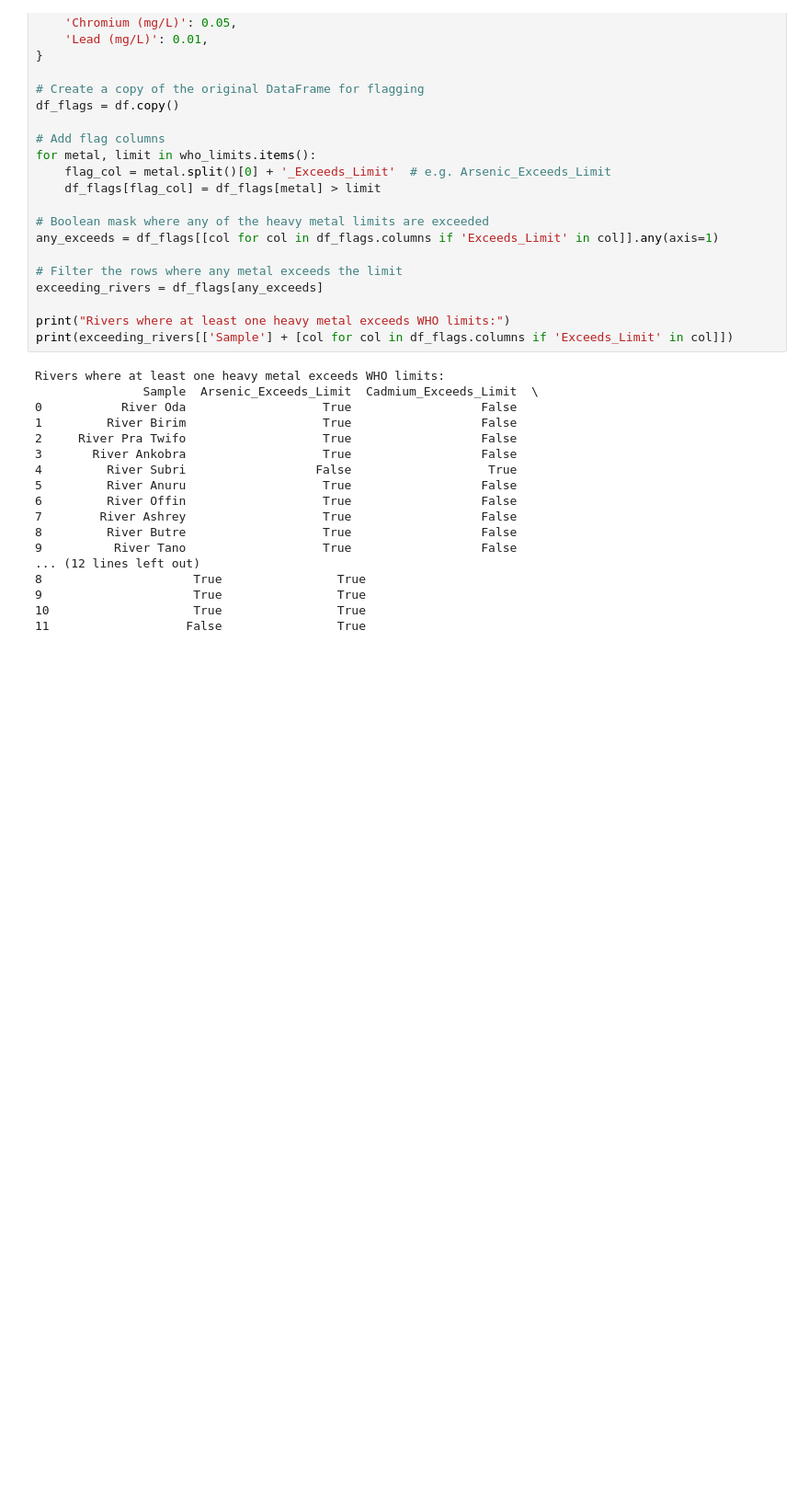
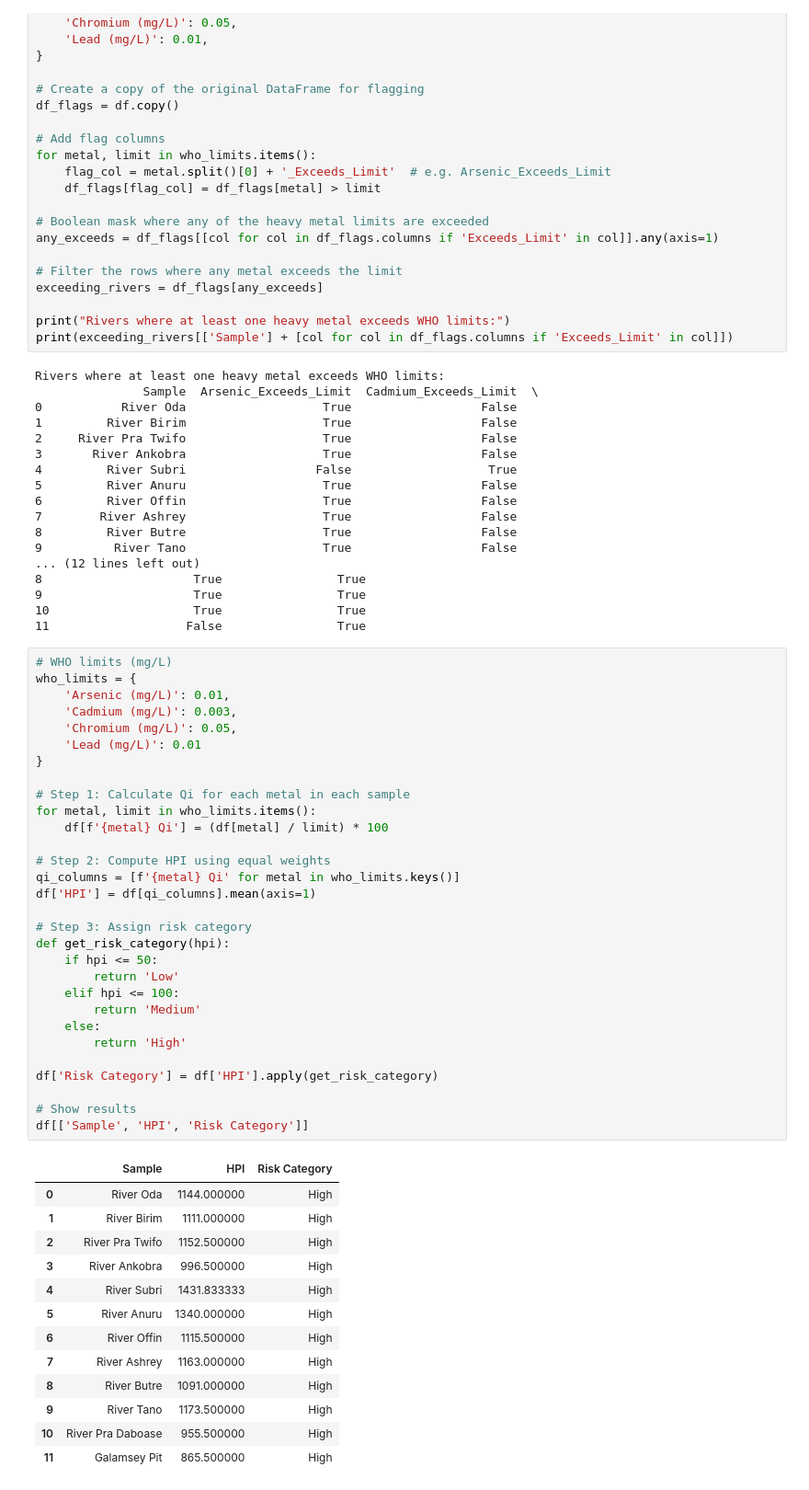
Before and after one commit to Pcosby5/galamsey_hackathon, a Jupyter notebook: analysis.ipynb, the cells around one changed output. Shown: that part at 92% size. Drawn from its saved outputs; the diff is of its cells as text; blank space fills up the shorter version.

```diff
--- a/analysis.ipynb
+++ b/analysis.ipynb
@@ -215,3 +159,47 @@ Rivers where at least one heavy metal exceeds WHO limits:
 9                     True                True
 10                    True                True
 11                   False                True
+# %%
+# WHO limits (mg/L)
+who_limits = {
+    'Arsenic (mg/L)': 0.01,
+    'Cadmium (mg/L)': 0.003,
+    'Chromium (mg/L)': 0.05,
+    'Lead (mg/L)': 0.01
+}
+
+# Step 1: Calculate Qi for each metal in each sample
+for metal, limit in who_limits.items():
+    df[f'{metal} Qi'] = (df[metal] / limit) * 100
+
+# Step 2: Compute HPI using equal weights
+qi_columns = [f'{metal} Qi' for metal in who_limits.keys()]
+df['HPI'] = df[qi_columns].mean(axis=1)
+
+# Step 3: Assign risk category
+def get_risk_category(hpi):
+    if hpi <= 50:
+        return 'Low'
+    elif hpi <= 100:
+        return 'Medium'
+    else:
+        return 'High'
+
+df['Risk Category'] = df['HPI'].apply(get_risk_category)
+
+# Show results
+df[['Sample', 'HPI', 'Risk Category']]
+# %% [output]
+|  | Sample | HPI | Risk Category |
+| 0 | River Oda | 1144.000000 | High |
+| 1 | River Birim | 1111.000000 | High |
+| 2 | River Pra Twifo | 1152.500000 | High |
+| 3 | River Ankobra | 996.500000 | High |
+| 4 | River Subri | 1431.833333 | High |
+| 5 | River Anuru | 1340.000000 | High |
+| 6 | River Offin | 1115.500000 | High |
+| 7 | River Ashrey | 1163.000000 | High |
+| 8 | River Butre | 1091.000000 | High |
+| 9 | River Tano | 1173.500000 | High |
+| 10 | River Pra Daboase | 955.500000 | High |
+| 11 | Galamsey Pit | 865.500000 | High |
```
Also changed, not shown: parts of 4 cells of this notebook, 1 other file.
